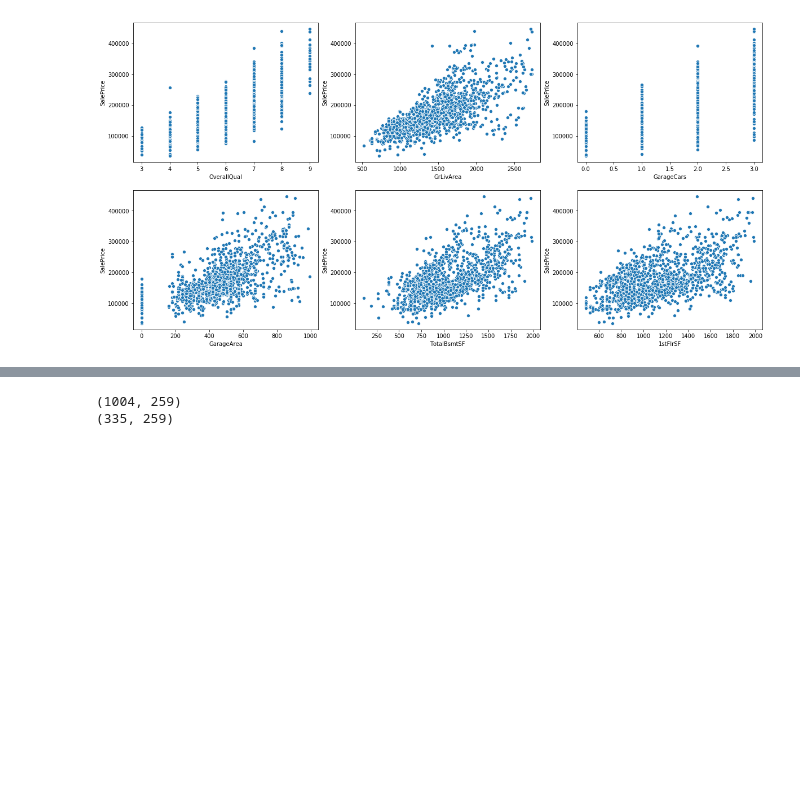
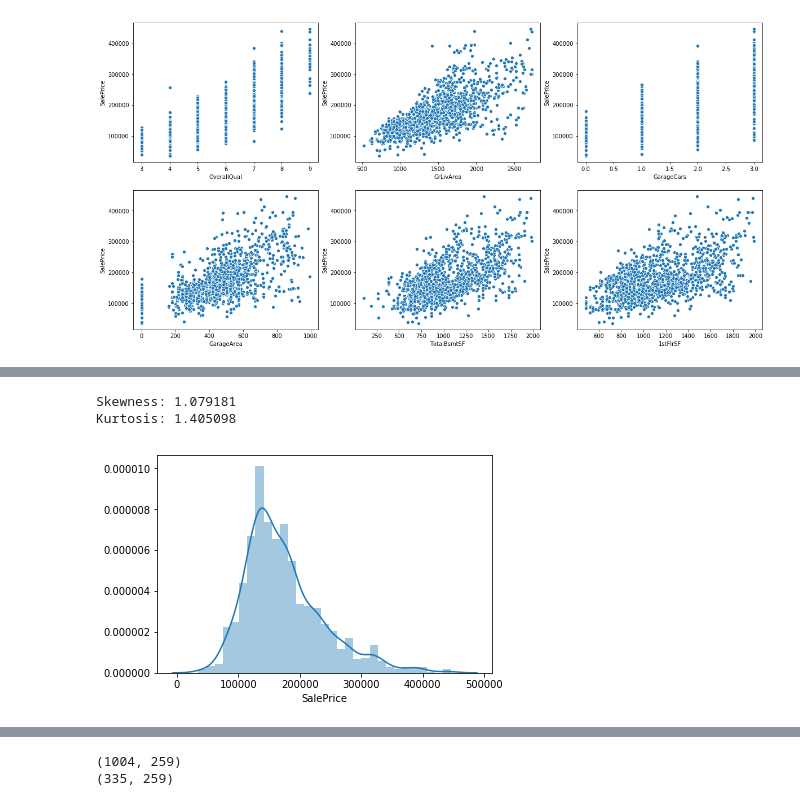
Before and after one commit to PedroDubas/Kaggle_HousePrices, a Jupyter notebook: House_Prices.ipynb, the cells around one changed output, grey strips where cells are left out. Saved outputs shown, nothing was run; the diff lists cells and outputs as text; code cells hidden in the pictures; blank space fills up the shorter version.

```diff
--- a/House_Prices.ipynb
+++ b/House_Prices.ipynb
@@ -408,0 +424,9 @@ for campo in cols:
+# %%
+sns.distplot(train['SalePrice']);
+#skewness and kurtosis
+print("Skewness: %f" % train['SalePrice'].skew())
+print("Kurtosis: %f" % train['SalePrice'].kurt())
+# %% [output]
+Skewness: 1.079181
+Kurtosis: 1.405098
+[figure, added]
```
Also changed, not shown: parts of 27 cells of this notebook.
